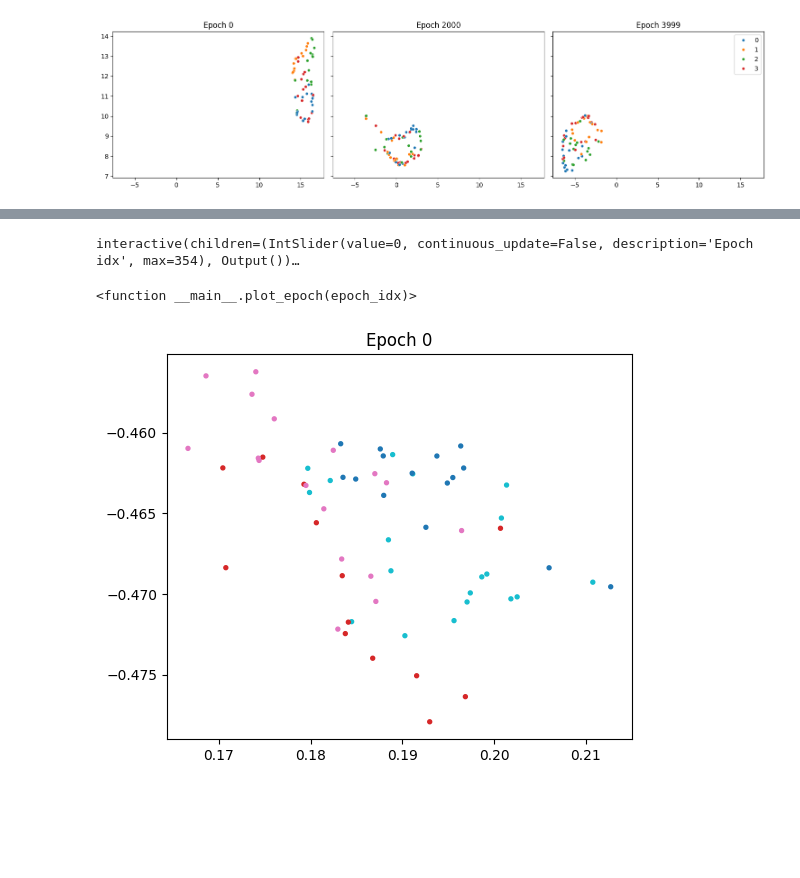
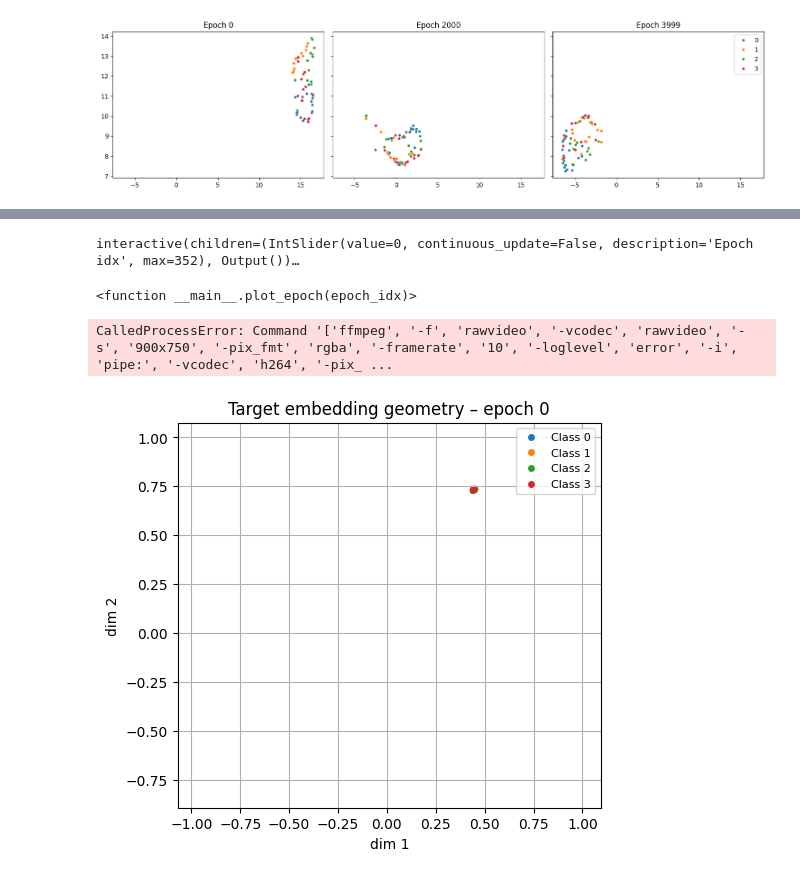
Before and after one commit to JeroenN/UDL-MetaTrainingHyperNetwork, a Jupyter notebook: notebooks/explore_seb.ipynb, the cells around one changed output, grey strips where cells are left out. Saved outputs shown, nothing was run; the diff lists cells and outputs as text; code cells hidden in the pictures; blank space fills up the shorter version.

```diff
--- a/notebooks/explore_seb.ipynb
+++ b/notebooks/explore_seb.ipynb
@@ -580,8 +580,24 @@ Loaded embeddings for 355 epochs:
+# %%
+
+all_embs = np.concatenate(
+    [data[e]["embeddings"].numpy() for e in epochs],
+    axis=0
+)
+
+# compute global limits with a small margin
+margin = 0.01
+x_min, x_max = all_embs[:, 0].min(), all_embs[:, 0].max()
+y_min, y_max = all_embs[:, 1].min(), all_embs[:, 1].max()
+
+x_pad = (x_max - x_min) * margin
+y_pad = (y_max - y_min) * margin
+
+X_LIM = (x_min - x_pad, x_max + x_pad)
+Y_LIM = (y_min - y_pad, y_max + y_pad)
 # %%
 import matplotlib.pyplot as plt
-import numpy as np
 import ipywidgets as widgets
-from IPython.display import display, clear_output
+from IPython.display import clear_output
 
 def plot_epoch(epoch_idx):
     clear_output(wait=True)
@@ -599,6 +615,10 @@ def plot_epoch(epoch_idx):
         cmap="tab10",
         alpha=0.8
     )
+    plt.xlim(*X_LIM)
+    plt.ylim(*Y_LIM)
+    plt.gca().set_aspect("equal", adjustable="box")
+
     plt.title(f"Target embedding geometry – epoch {epoch}")
     plt.xlabel("dim 1")
     plt.ylabel("dim 2")
@@ -616,5 +636,5 @@ slider = widgets.IntSlider(
 
 widgets.interact(plot_epoch, epoch_idx=slider)
 # %% [output]
-interactive(children=(IntSlider(value=0, continuous_update=False, description='Epoch idx', max=354), Output())…
+interactive(children=(IntSlider(value=0, continuous_update=False, description='Epoch idx', max=352), Output())…
 <function __main__.plot_epoch(epoch_idx)>
@@ -621,17 +662,51 @@ interactive(children=(IntSlider(value=0, continuous_update=False, description='E
 # %%
 from matplotlib import animation
 
-fig, ax = plt.subplots(figsize=(6,5))
+fig, ax = plt.subplots(figsize=(6, 5))
 
 def update(i):
     ax.clear()
+
     epoch = epochs[i]
     emb = data[epoch]["embeddings"].numpy()
     labels = data[epoch]["labels"].numpy()
-    ax.scatter(emb[:,0], emb[:,1], c=labels, s=8, cmap="tab10")
-    ax.set_title(f"Epoch {epoch}")
 
-ani = animation.FuncAnimation(fig, update, frames=len(epochs))
-ani.save("geometry_evolution.mp4", fps=10)
+    for lab in unique_labels:
+        mask = labels == lab
+        ax.scatter(
+            emb[mask, 0],
+            emb[mask, 1],
+            s=8,
+            color=label_to_color[lab],
+            alpha=0.8
+        )
+
+    ax.set_xlim(*X_LIM)
+    ax.set_ylim(*Y_LIM)
+    ax.set_aspect("equal", adjustable="box")
+
+    ax.set_title(f"Target embedding geometry – epoch {epoch}")
+    ax.set_xlabel("dim 1")
+    ax.set_ylabel("dim 2")
+    ax.legend(handles=legend_elements, loc="best", fontsize=8)
+    ax.grid(True)
+
+ani = animation.FuncAnimation(
+    fig,
+    update,
+    frames=len(epochs),
+    interval=100,
+    blit=False
+)
+
+ani.save(
+    "geometry_evolution_labeled.mp4",
+    fps=10,
+    dpi=150,
+    writer="ffmpeg"
+)
+
+plt.close(fig)
 # %% [output]
+CalledProcessError: Command '['ffmpeg', '-f', 'rawvideo', '-vcodec', 'rawvideo', '-s', '900x750', '-pix_fmt', 'rgba', '-framerate', '10', '-loglevel', 'error', '-i', 'pipe:', '-vcodec', 'h264', '-pix_ ...
-[figure, old version]
+[figure, new version]
```
Also changed, not shown: parts of 2 cells of this notebook, 4 other files.
